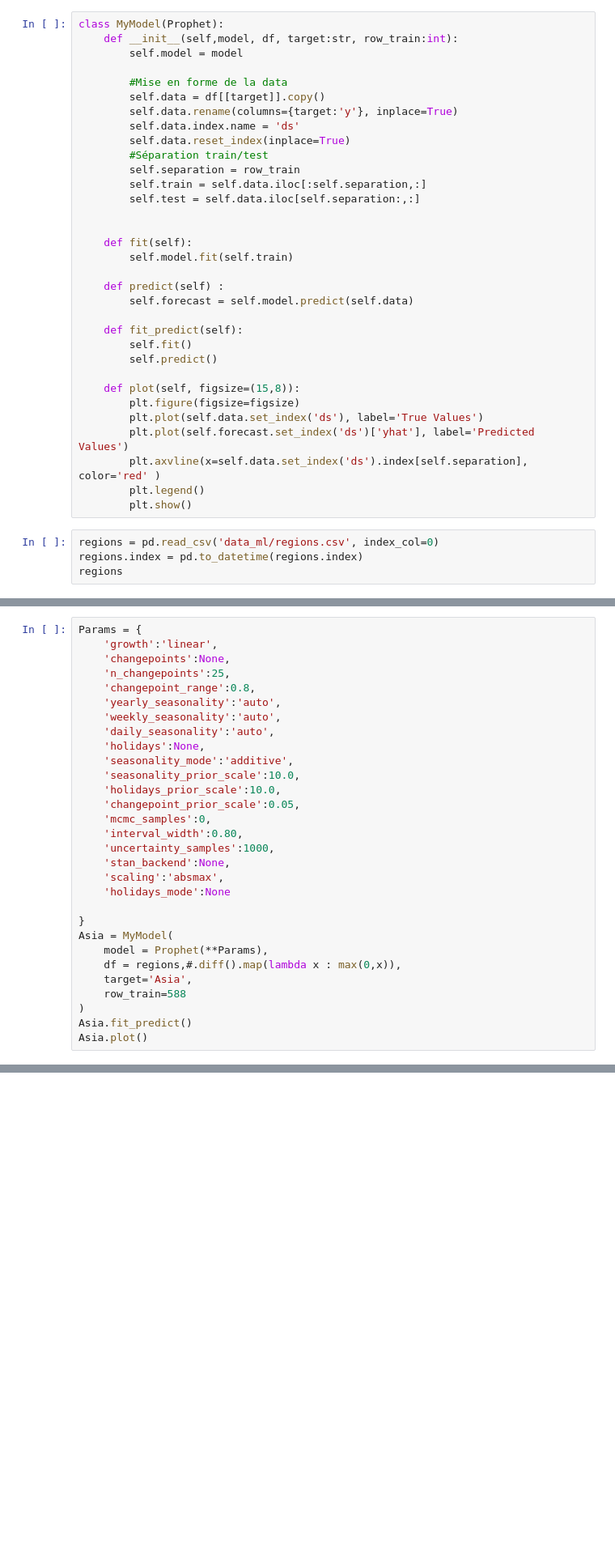
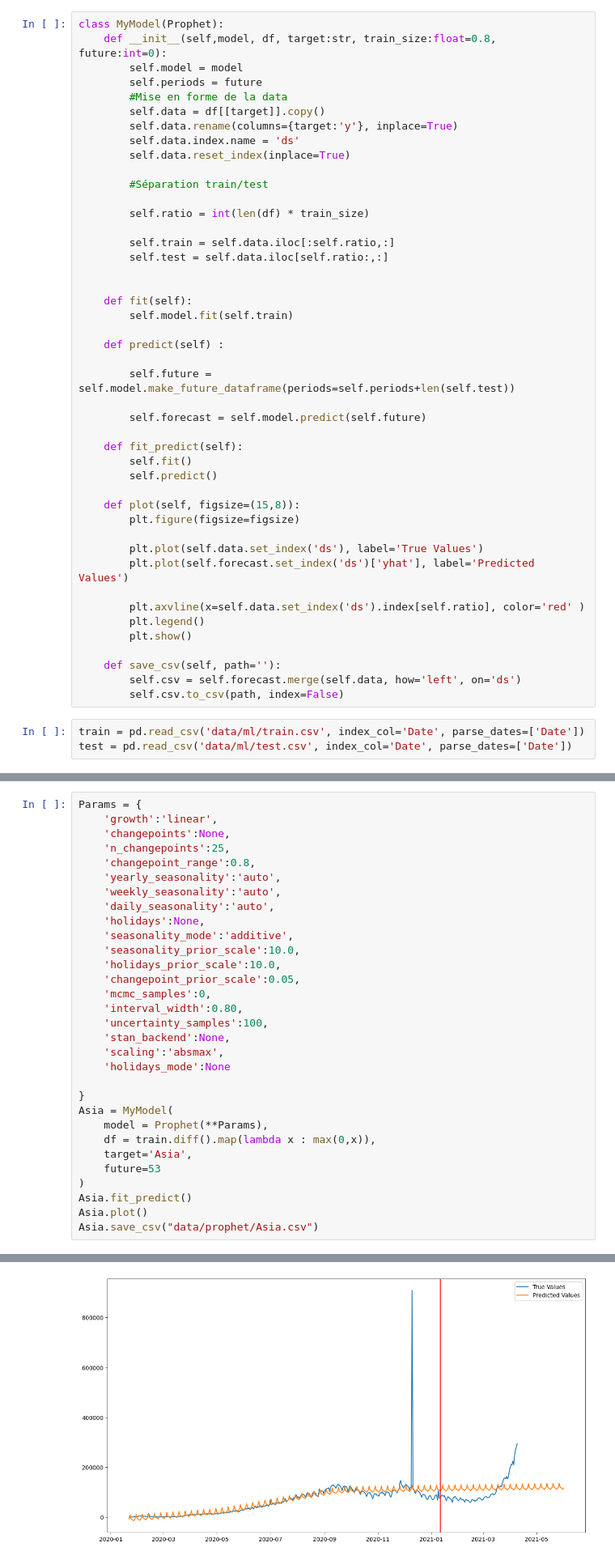
Before and after one commit to MarcGLOAGUEN/pandemic_covid19, a Jupyter notebook: Prophet.ipynb, the cells around one changed output, grey strips where cells are left out. Shown at 81% size. Saved outputs shown, nothing was run; the diff lists cells and outputs as text; blank space fills up the shorter version.

```diff
--- a/Prophet.ipynb
+++ b/Prophet.ipynb
@@ -8,24 +6,30 @@ ModuleNotFoundError: No module named 'prophet'
 # %%
 class MyModel(Prophet):
-    def __init__(self,model, df, target:str, row_train:int):
+    def __init__(self,model, df, target:str, train_size:float=0.8, future:int=0):
         self.model = model
-
+        self.periods = future
         #Mise en forme de la data
         self.data = df[[target]].copy()
         self.data.rename(columns={target:'y'}, inplace=True)
         self.data.index.name = 'ds'
         self.data.reset_index(inplace=True)
+
         #Séparation train/test
-        self.separation = row_train
-        self.train = self.data.iloc[:self.separation,:]
-        self.test = self.data.iloc[self.separation:,:]
+
+        self.ratio = int(len(df) * train_size)
+
+        self.train = self.data.iloc[:self.ratio,:]
+        self.test = self.data.iloc[self.ratio:,:]
 
 
     def fit(self):
         self.model.fit(self.train)
 
     def predict(self) :
-        self.forecast = self.model.predict(self.data)
+
+        self.future = self.model.make_future_dataframe(periods=self.periods+len(self.test))
+
+        self.forecast = self.model.predict(self.future)
 
     def fit_predict(self):
         self.fit()
@@ -33,12 +37,17 @@ class MyModel(Prophet):
 
     def plot(self, figsize=(15,8)):
         plt.figure(figsize=figsize)
+
         plt.plot(self.data.set_index('ds'), label='True Values')
         plt.plot(self.forecast.set_index('ds')['yhat'], label='Predicted Values')
-        plt.axvline(x=self.data.set_index('ds').index[self.separation], color='red' )
+
+        plt.axvline(x=self.data.set_index('ds').index[self.ratio], color='red' )
         plt.legend()
         plt.show()
+
+    def save_csv(self, path=''):
+        self.csv = self.forecast.merge(self.data, how='left', on='ds')
+        self.csv.to_csv(path, index=False)
 # %%
-regions = pd.read_csv('data_ml/regions.csv', index_col=0)
-regions.index = pd.to_datetime(regions.index)
-regions
+train = pd.read_csv('data/ml/train.csv', index_col='Date', parse_dates=['Date'])
+test = pd.read_csv('data/ml/test.csv', index_col='Date', parse_dates=['Date'])
@@ -77,7 +71,7 @@ Params = {
     'changepoint_prior_scale':0.05,
     'mcmc_samples':0,
     'interval_width':0.80,
-    'uncertainty_samples':1000,
+    'uncertainty_samples':100,
     'stan_backend':None,
     'scaling':'absmax',
     'holidays_mode':None
@@ -85,9 +79,11 @@ Params = {
 }
 Asia = MyModel(
     model = Prophet(**Params),
-    df = regions,#.diff().map(lambda x : max(0,x)),
+    df = train.diff().map(lambda x : max(0,x)),
     target='Asia',
-    row_train=588
+    future=53
 )
 Asia.fit_predict()
 Asia.plot()
+Asia.save_csv("data/prophet/Asia.csv")
+# %% [output]
@@ -93,0 +92 @@ Asia.plot()
+[figure, added]
```
Also changed, not shown: parts of 5 cells of this notebook, 2 other files.
